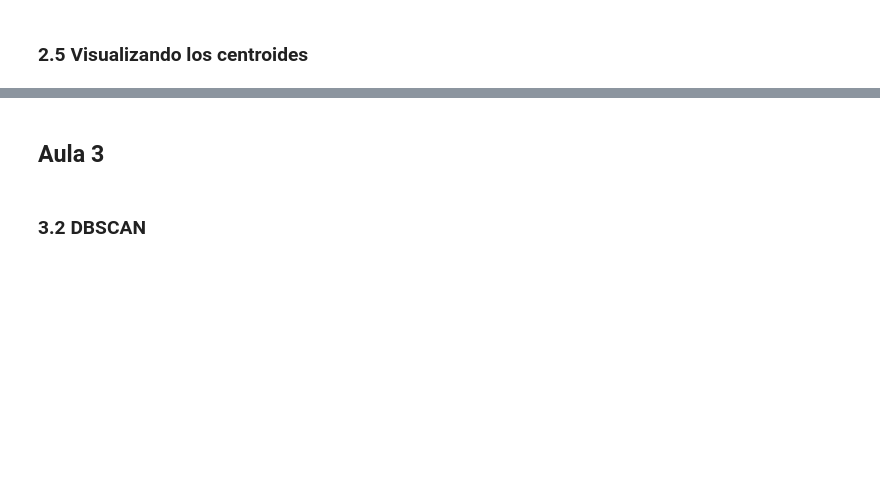
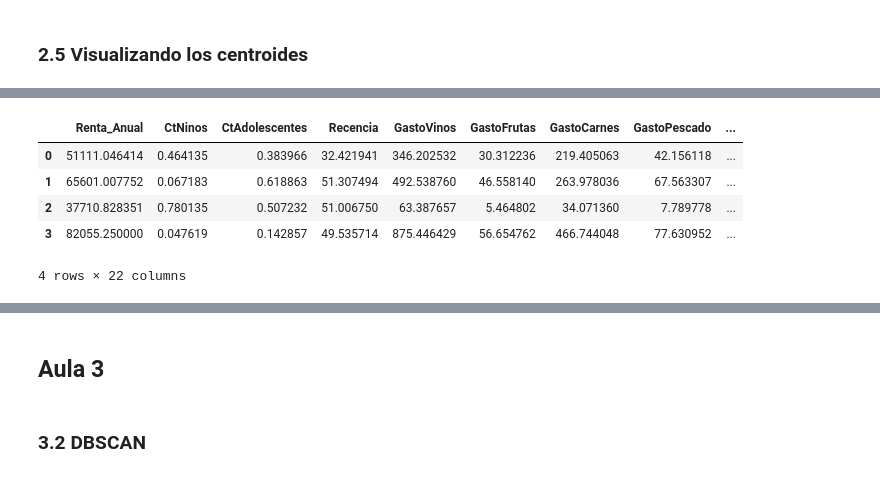
Before and after one commit to JuanPerezMolina/clustering_k_means_dbscan_mean_shift, a Jupyter notebook: 231120-1_clustering_kmeans_dbscan_mean_shift.ipynb, the cells around one changed output, grey strips where cells are left out. Cells and saved outputs as stored; diff of their text form; code cells hidden in the pictures; blank space fills up the shorter version.

```diff
--- a/231120-1_clustering_kmeans_dbscan_mean_shift.ipynb
+++ b/231120-1_clustering_kmeans_dbscan_mean_shift.ipynb
@@ -351,0 +489,12 @@ X_std.head()
+# %%
+# Para graficar los centroides con valores originales se requiere volver a el rango que tenien los valores de las variables antes de normalizarlas
+inverso = scaler.inverse_transform(centroides)
+centros = pd.DataFrame(inverso, columns= X.columns)
+centros.head()
+# %% [output]
+|  | Renta_Anual | CtNinos | CtAdolescentes | Recencia | GastoVinos | GastoFrutas | GastoCarnes | GastoPescado | ... |
+| 0 | 51111.046414 | 0.464135 | 0.383966 | 32.421941 | 346.202532 | 30.312236 | 219.405063 | 42.156118 | ... |
+| 1 | 65601.007752 | 0.067183 | 0.618863 | 51.307494 | 492.538760 | 46.558140 | 263.978036 | 67.563307 | ... |
+| 2 | 37710.828351 | 0.780135 | 0.507232 | 51.006750 | 63.387657 | 5.464802 | 34.071360 | 7.789778 | ... |
+| 3 | 82055.250000 | 0.047619 | 0.142857 | 49.535714 | 875.446429 | 56.654762 | 466.744048 | 77.630952 | ... |
+4 rows × 22 columns
```
Also changed, not shown: parts of 31 cells of this notebook, 1 other file.
